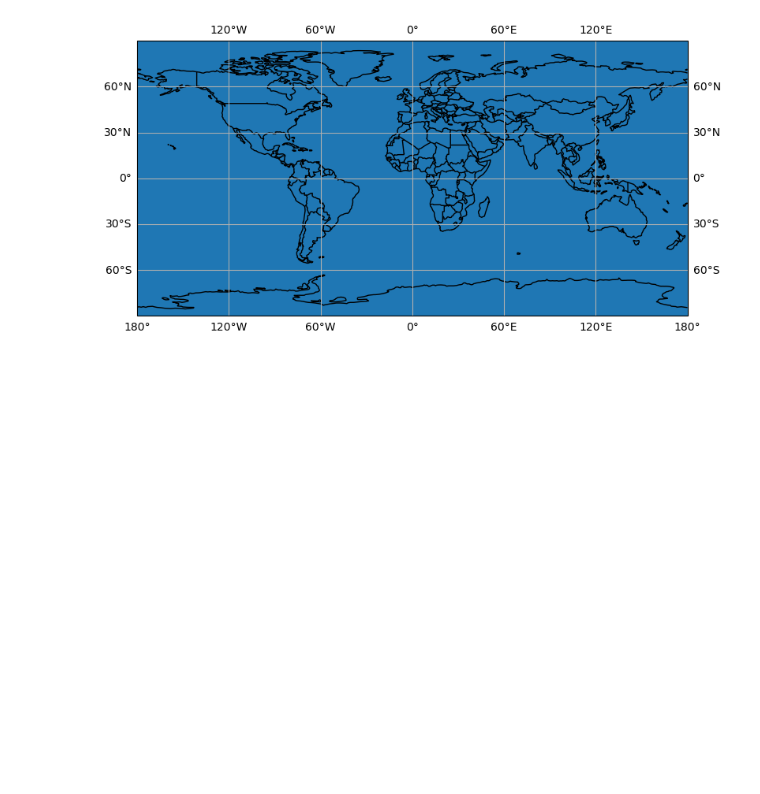
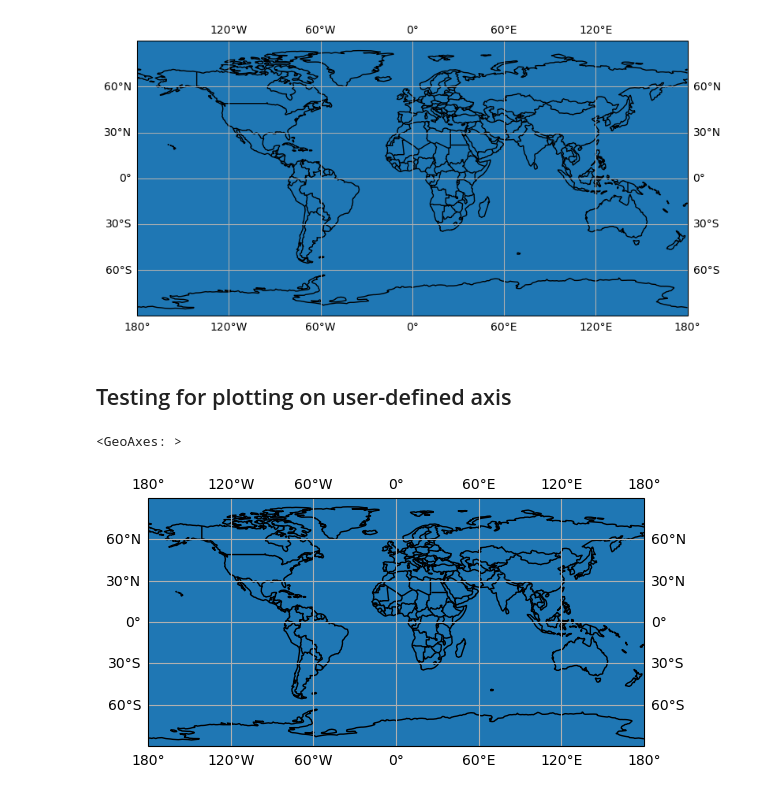
Before and after one commit to tylerriccio33/cfg-climada-fork, a Jupyter notebook: test_plot.ipynb, the cells around one changed output. Saved outputs shown, nothing was run; the diff lists cells and outputs as text; code cells hidden in the pictures; blank space fills up the shorter version.

```diff
--- a/test_plot.ipynb
+++ b/test_plot.ipynb
@@ -15,3 +20,11 @@ centroids.plot()
 # %% [output]
 <GeoAxes: >
 [figure]
+# %% [markdown]
+## Testing for plotting on user-defined axis
+# %%
+fig, axis = plt.subplots(subplot_kw={"projection": ccrs.PlateCarree()})
+centroids.plot(axis=axis)
+# %% [output]
+<GeoAxes: >
+[figure, added]
```
Also changed, not shown: parts of 7 cells of this notebook, 1 other file.
